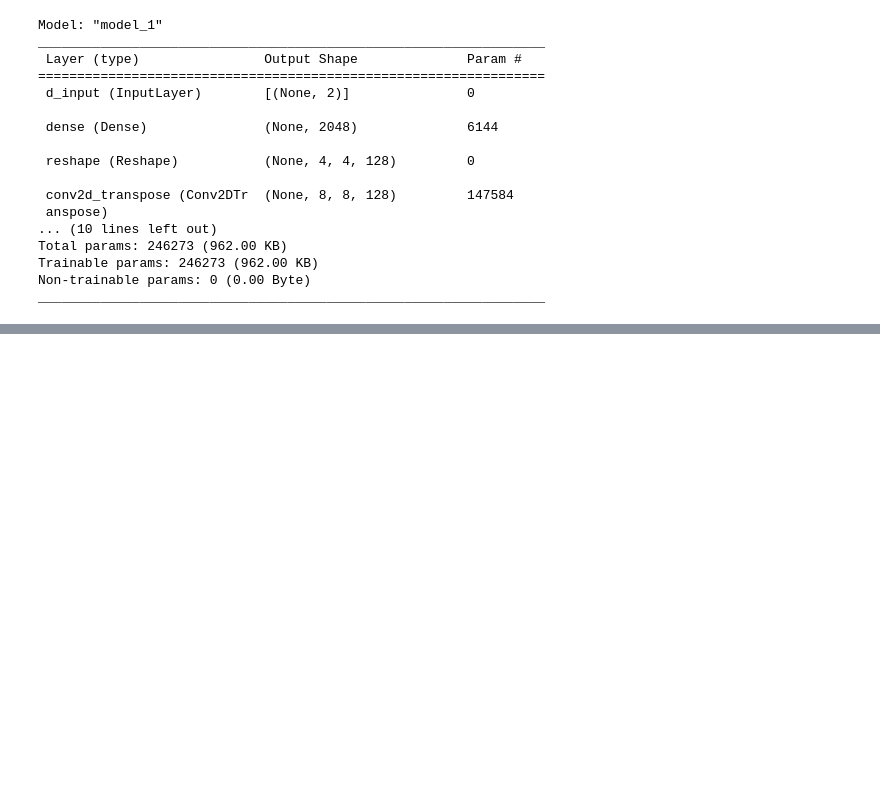
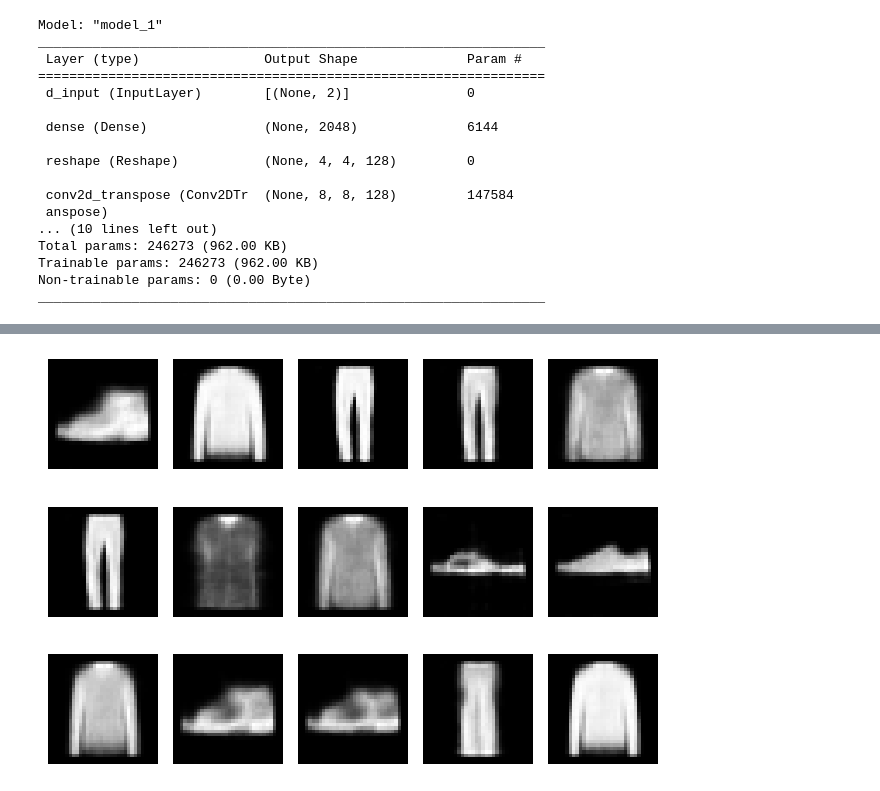
Before and after one commit to NastyaStrashnova/GenAITests, a Jupyter notebook: Autoencoder 1.0.ipynb, the cells around one changed output, grey strips where cells are left out. Cells and saved outputs as stored; diff of their text form; code cells hidden in the pictures; blank space fills up the shorter version.

```diff
--- a/Autoencoder 1.0.ipynb
+++ b/Autoencoder 1.0.ipynb
@@ -117,0 +205,15 @@ _________________________________________________________________
+# %%
+def rmse(y_true, y_pred):
+    return K.sqrt(K.mean(K.square(y_true - y_pred)))
+# %%
+autoencoder_test = models.Model(encoder_input, decoder(encoder_output))
+autoencoder_test.compile(optimizer="adam", loss=rmse)
+# %%
+autoencoder_test.fit(
+    x_train,
+    x_train,
+    epochs = 3,
+    batch_size=100,
+    shuffle=True,
+    validation_data=(x_train,x_train)
+)
@@ -117,0 +228,3 @@ _________________________________________________________________
+# %%
+example_images = x_test[:50]
+predictions_t = autoencoder_test.predict(example_images)
@@ -117,0 +233,10 @@ _________________________________________________________________
+# %%
+for i in range(15):
+    plt.subplot(3, 5, i + 1)
+    plt.imshow(predictions_t[i], cmap='gray')
+    plt.axis('off')
+
+plt.tight_layout()
+plt.show()
+# %% [output]
+[figure, added]
```
Also changed, not shown: parts of 13 cells of this notebook, 7 other files.
